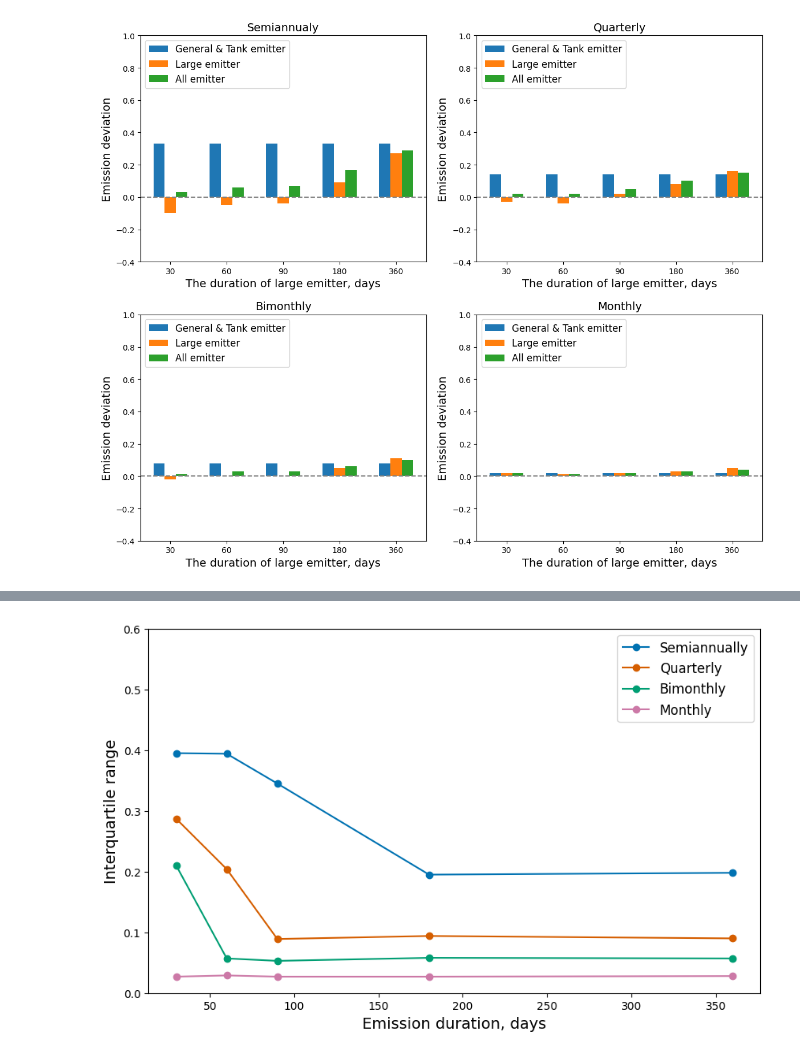
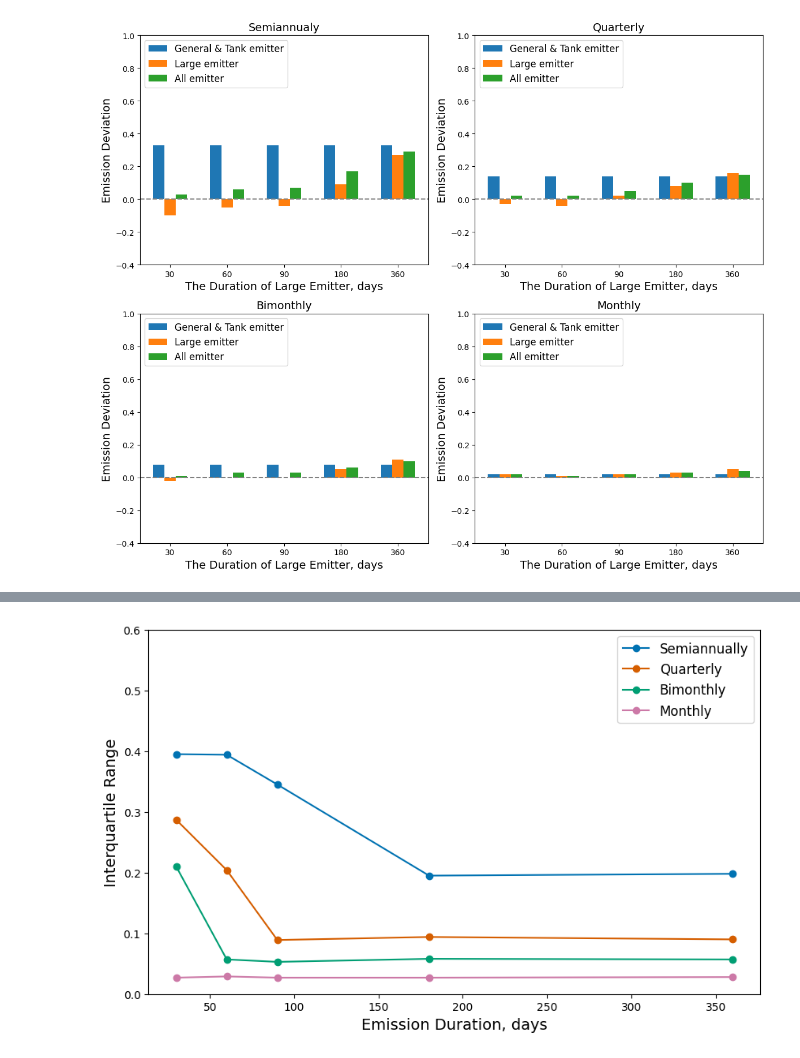
Before and after one commit to HJJJJX/Figure-Plotting, a Jupyter notebook: Published.ipynb, the cells around one changed output, grey strips where cells are left out. Drawn from its saved outputs; the diff is of its cells as text; code cells hidden in the pictures.

```diff
--- a/Published.ipynb
+++ b/Published.ipynb
@@ -44,7 +44,7 @@ for idx in range(5):
     ax.scatter(x_values[idx], (100 + np.array(y_values[idx])) / 100 - 1, color="black")
     ax.scatter(x_values[idx], (100 + np.array(y_values_2[idx])) / 100 - 1, color="black")
     ax.set_xlabel("Survey Frequency, times/yr", fontsize=14)
-    ax.set_ylabel("Emission deviation", fontsize=14)
+    ax.set_ylabel("Emission Deviation", fontsize=14)
     ax.tick_params(axis="y", labelsize=10)
     ax.tick_params(axis="x", labelsize=10)
 
@@ -100,8 +100,8 @@ for j in range(2):
         ax = axs[j, k]
         ax.scatter(x_values[idx], (100 + np.array(y_values[idx]))/100 - 1, color="black")
         ax.scatter(x_values[idx], (100 + np.array(y_values_r[idx]))/100 - 1, color="black")
-        ax.set_xlabel("Emission duration, days", fontsize=14)
-        ax.set_ylabel("Emission deviation", fontsize=14)
+        ax.set_xlabel("Emission Duration, days", fontsize=14)
+        ax.set_ylabel("Emission Deviation", fontsize=14)
         ax.tick_params(axis="y", labelsize=10)
         ax.tick_params(axis="x", labelsize=10)
 
@@ -147,36 +147,36 @@ width = 0.2  # the width of the bars
 # Create the figure and subplots
 fig, axs = plt.subplots(2, 2, figsize=(12, 10))
 
 # Function to create the bar plots
 def create_bar_plot(ax, title, group1, group2, group3):
     rects1 = ax.bar(x - width, group1, width, label='General & Tank emitter')
     rects2 = ax.bar(x, group2, width, label='Large emitter')
     rects3 = ax.bar(x + width, group3, width, label='All emitter')
 
     # Add some text for labels, title, and custom x-axis tick labels, etc.
-    ax.set_xlabel('The duration of large emitter, days', fontsize=14)
-    ax.set_ylabel('Emission deviation', fontsize=14)
+    ax.set_xlabel('The Duration of Large Emitter, days', fontsize=14)
+    ax.set_ylabel('Emission Deviation', fontsize=14)
     ax.set_title(title, fontsize=14)
     ax.set_xticks(x)
     ax.set_xticklabels(x_labels, fontsize=10)
     ax.tick_params(axis='y', labelsize=10)
     ax.legend(loc='upper left', fontsize=12)
 
     # Set y-axis limits
     ax.set_ylim(-0.4, 1.0)
 
     # Add a red dashed line at y = 0
     ax.axhline(0, color='gray', linestyle='--')
 
 # Create each subplot
 for ax, (title, groups) in zip(axs.flat, data.items()):
     create_bar_plot(ax, title, groups['group1'], groups['group2'], groups['group3'])
 
 # Adjust layout to prevent overlap
 plt.tight_layout()
 plt.show()
 # %% [output]
-[figure, old version]
+[figure, new version]
 # %%
 #Repair
 
```
Also changed, not shown: parts of 7 cells of this notebook.
